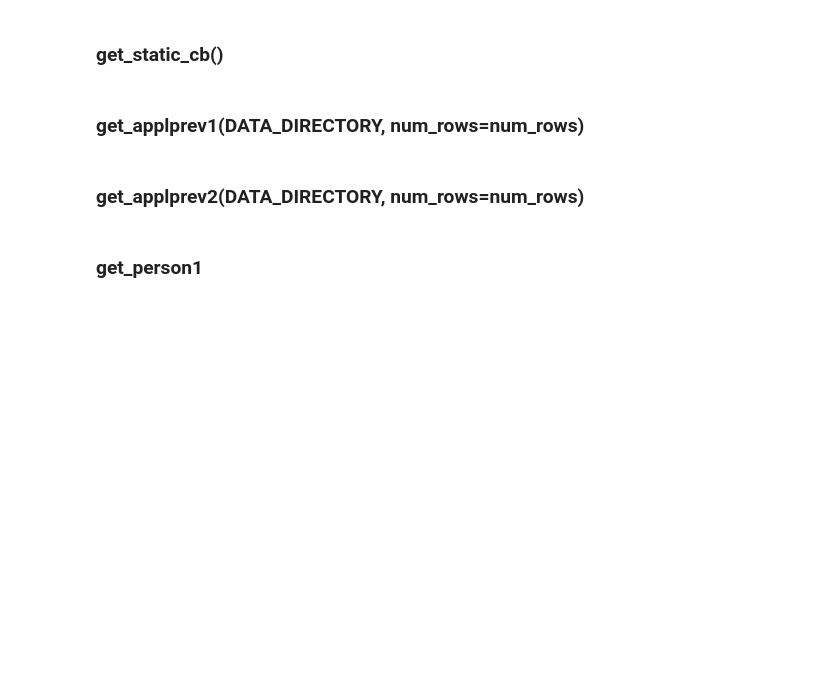
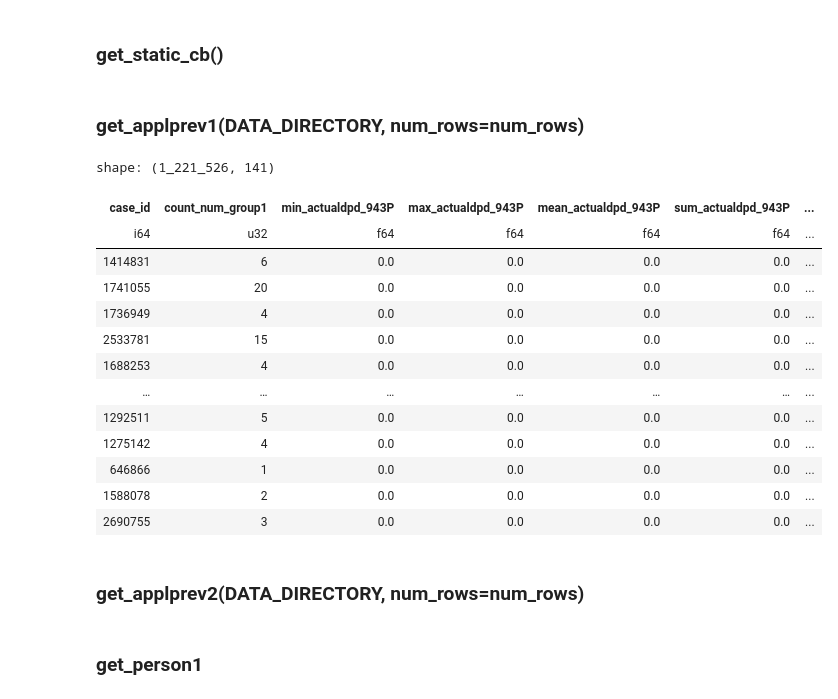
Before and after one commit to matousfamera/Home_Credit_Kaggle, a Jupyter notebook: features/home-credit-2024-feature-selection.ipynb, the cells around one changed output. Drawn from its saved outputs; the diff is of its cells as text; code cells hidden in the pictures; blank space fills up the shorter version.

```diff
--- a/features/home-credit-2024-feature-selection.ipynb
+++ b/features/home-credit-2024-feature-selection.ipynb
@@ -595,6 +618,11 @@ class Pipeline:
                 df = df.with_columns(pl.col(col) - pl.col("date_decision"))
                 df = df.with_columns(pl.col(col).dt.total_days())
 
+        df = df.with_columns((pl.col("date_decision").dt.month()).alias("month_decision"))
+        df = df.with_columns((pl.col("date_decision").dt.weekday()).alias("weekday_decision"))
+
+
+
         df = df.drop("date_decision", "MONTH")
 
         return df
@@ -818,6 +846,9 @@ def make_report(num_rows, predictors, model):
 # %%
 def group(df_to_agg, prefix, aggregations, aggregate_by='case_id', datatype='polars'):
     # Create a dictionary mapping aggregation functions to their string representations
+
+
+
 
     if datatype=='polars':
         func_mapping = {
@@ -826,7 +857,8 @@ def group(df_to_agg, prefix, aggregations, aggregate_by='case_id', datatype='pol
         'mean': pl.mean,
         'sum': pl.sum,
         'count': pl.count,
-         'median': pl.median
+         'median': pl.median,
+        "last" : pl.last
         }
 
     # Perform the aggregation
@@ -1084,19 +1116,19 @@ def feature_engineering(df):
 
     columns_to_drop=[
 
-   'min_pmts_year_1139T',
-'mean_pmts_year_1139T',
-'max_pmts_year_1139T',
-'min_pmts_year_507T' ,
-'mean_pmts_year_507T',
-'max_pmts_year_507T',
+   #'min_pmts_year_1139T',
+#'mean_pmts_year_1139T',
+#'max_pmts_year_1139T',
+#'min_pmts_year_507T' ,
+#'mean_pmts_year_507T',
+#'max_pmts_year_507T',
 
-        'min_overdueamountmaxdateyear_2T'  ,
-'mean_overdueamountmaxdateyear_2T'   ,
-'max_overdueamountmaxdateyear_2T'  ,
-'min_overdueamountmaxdateyear_994T'  ,
-'mean_overdueamountmaxdateyear_994T' ,
-'max_overdueamountmaxdateyear_994T'
+#        'min_overdueamountmaxdateyear_2T'  ,
+#'mean_overdueamountmaxdateyear_2T'   ,
+#'max_overdueamountmaxdateyear_2T'  ,
+#'min_overdueamountmaxdateyear_994T'  ,
+#'mean_overdueamountmaxdateyear_994T' ,
+#'max_overdueamountmaxdateyear_994T'
 ]
     columns_to_drop_existing = [col for col in columns_to_drop if col in df.columns]
 
@@ -1585,6 +1620,23 @@ def get_applprev1(path, num_rows = None):
     agg_df = group(df, '', APPLPREV1_AGG)
     del df;gc.collect()
     return agg_df
+# %%
+get_applprev1(DATA_DIRECTORY)
+# %% [output]
+shape: (1_221_526, 141)
+| case_id | count_num_group1 | min_actualdpd_943P | max_actualdpd_943P | mean_actualdpd_943P | sum_actualdpd_943P | ... |
+| i64 | u32 | f64 | f64 | f64 | f64 | ... |
+| 1414831 | 6 | 0.0 | 0.0 | 0.0 | 0.0 | ... |
+| 1741055 | 20 | 0.0 | 0.0 | 0.0 | 0.0 | ... |
+| 1736949 | 4 | 0.0 | 0.0 | 0.0 | 0.0 | ... |
+| 2533781 | 15 | 0.0 | 0.0 | 0.0 | 0.0 | ... |
+| 1688253 | 4 | 0.0 | 0.0 | 0.0 | 0.0 | ... |
+| … | … | … | … | … | … | ... |
+| 1292511 | 5 | 0.0 | 0.0 | 0.0 | 0.0 | ... |
+| 1275142 | 4 | 0.0 | 0.0 | 0.0 | 0.0 | ... |
+| 646866 | 1 | 0.0 | 0.0 | 0.0 | 0.0 | ... |
+| 1588078 | 2 | 0.0 | 0.0 | 0.0 | 0.0 | ... |
+| 2690755 | 3 | 0.0 | 0.0 | 0.0 | 0.0 | ... |
 # %% [markdown]
 ### get_applprev2(DATA_DIRECTORY, num_rows=num_rows)
 # %%
```
Also changed, not shown: parts of 11 cells of this notebook, 2 other files.
